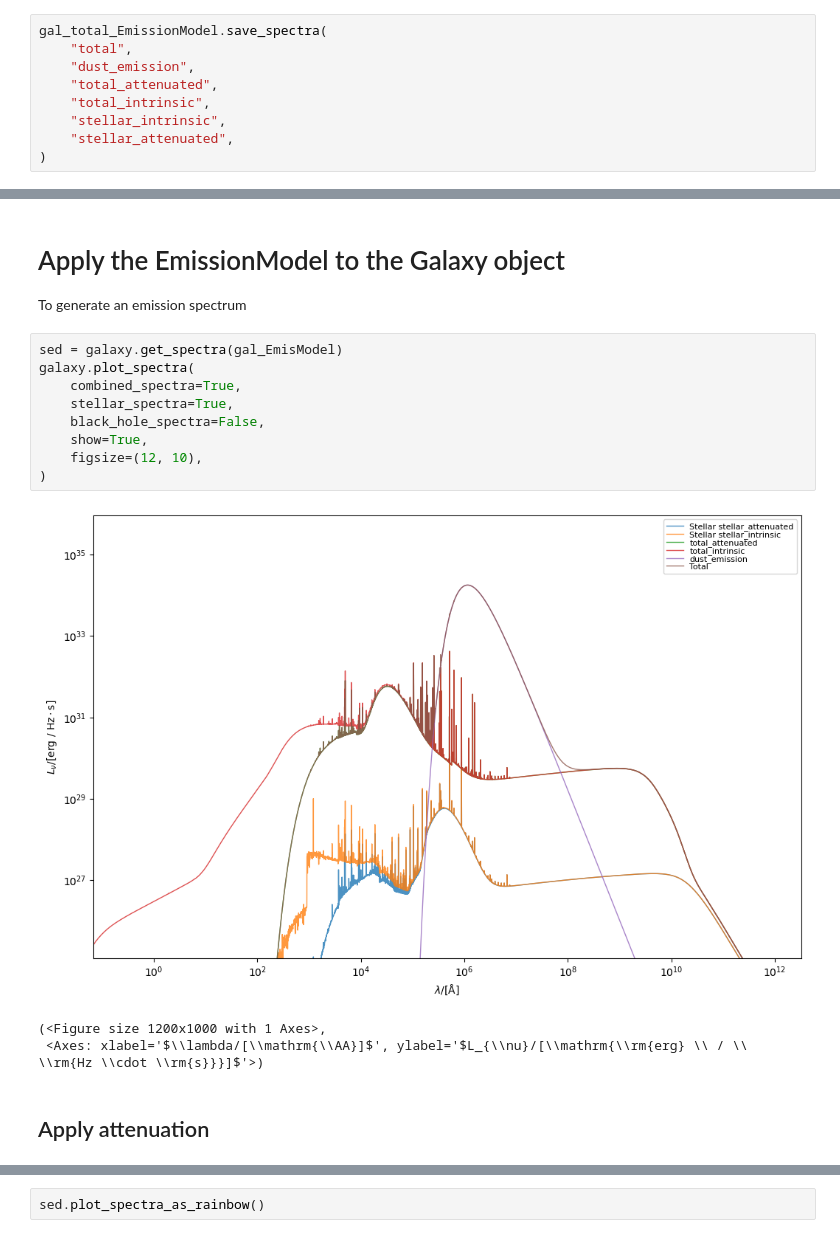
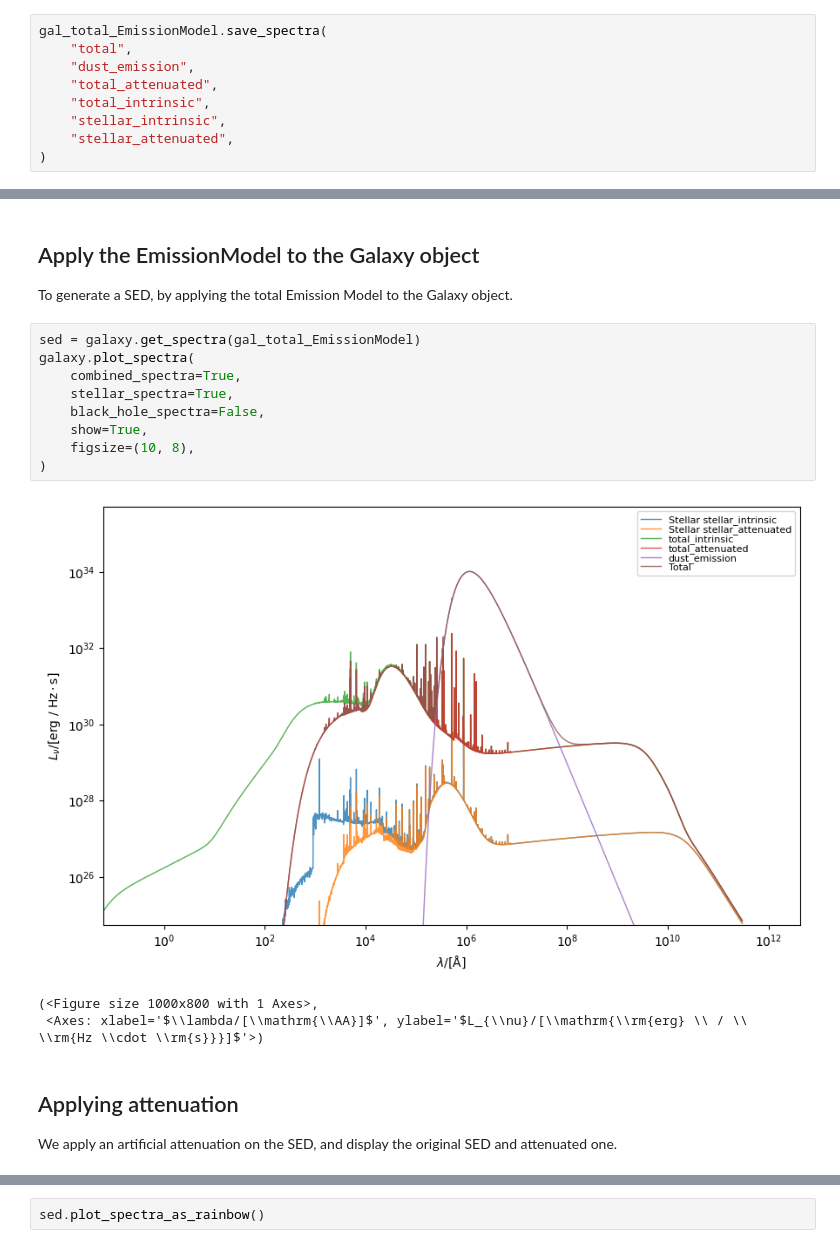
Before and after one commit to JiaHeak/Stellar-Population-Synthesis, a Jupyter notebook: Demo1.ipynb, the cells around one changed output, grey strips where cells are left out. Cells and saved outputs as stored; diff of their text form.

```diff
--- a/Demo1.ipynb
+++ b/Demo1.ipynb
@@ -207,23 +202,24 @@ galaxy = Galaxy(
     redshift=1,
 )
 # %% [markdown]
-# Apply the EmissionModel to the Galaxy object
-To generate an emission spectrum
+## Apply the EmissionModel to the Galaxy object
+To generate a SED, by applying the total Emission Model to the Galaxy object.
 # %%
-sed = galaxy.get_spectra(gal_EmisModel)
+sed = galaxy.get_spectra(gal_total_EmissionModel)
 galaxy.plot_spectra(
     combined_spectra=True,
     stellar_spectra=True,
     black_hole_spectra=False,
     show=True,
-    figsize=(12, 10),
+    figsize=(10, 8),
 )
 # %% [output]
-[figure, old version]
+[figure, new version]
-(<Figure size 1200x1000 with 1 Axes>,
+(<Figure size 1000x800 with 1 Axes>,
  <Axes: xlabel='$\\lambda/[\\mathrm{\\AA}]$', ylabel='$L_{\\nu}/[\\mathrm{\\rm{erg} \\ / \\ \\rm{Hz \\cdot \\rm{s}}}]$'>)
 # %% [markdown]
-## Apply attenuation
+## Applying attenuation
+We apply an artificial attenuation on the SED, and display the original SED and attenuated one.
 # %%
 from synthesizer.emission_models.attenuation import PowerLaw
 
```
Also changed, not shown: parts of 6 cells of this notebook.
